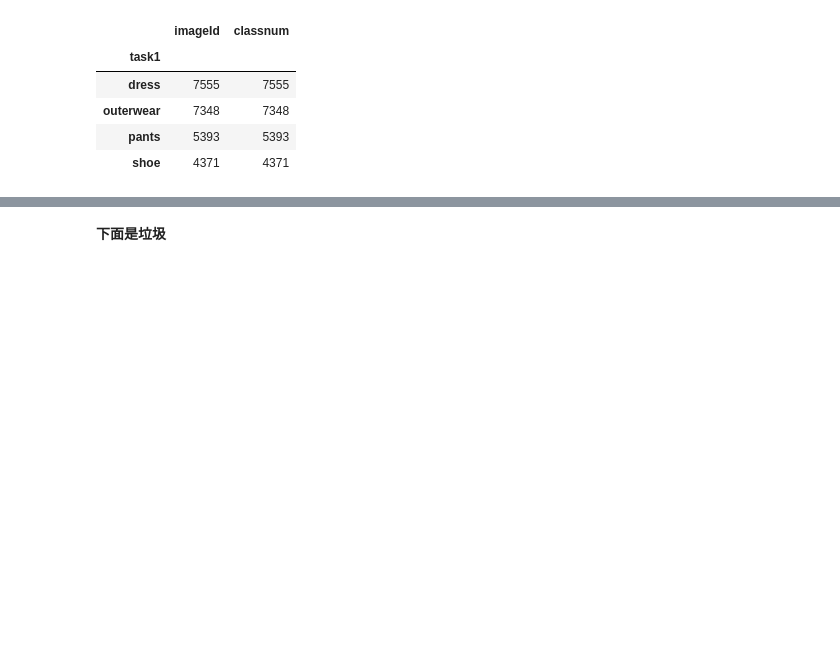
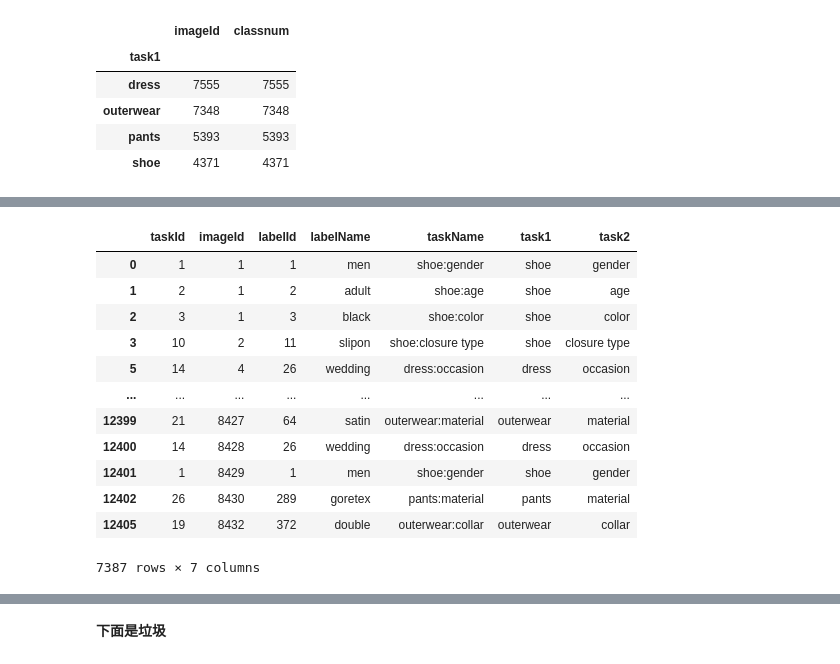
Before and after one commit to danielxiaobai/CV_final, a Jupyter notebook: cv_final.ipynb, the cells around one changed output, grey strips where cells are left out. Cells and saved outputs as stored; diff of their text form; code cells hidden in the pictures; blank space fills up the shorter version.

```diff
--- a/cv_final.ipynb
+++ b/cv_final.ipynb
@@ -214,0 +280,17 @@ train.to_csv('train.csv')
+# %%
+validation = validation[validation['imageId'].isin(set(valid_imageid))]
+validation
+# %% [output]
+|  | taskId | imageId | labelId | labelName | taskName | task1 | task2 |
+| 0 | 1 | 1 | 1 | men | shoe:gender | shoe | gender |
+| 1 | 2 | 1 | 2 | adult | shoe:age | shoe | age |
+| 2 | 3 | 1 | 3 | black | shoe:color | shoe | color |
+| 3 | 10 | 2 | 11 | slipon | shoe:closure type | shoe | closure type |
+| 5 | 14 | 4 | 26 | wedding | dress:occasion | dress | occasion |
+| ... | ... | ... | ... | ... | ... | ... | ... |
+| 12399 | 21 | 8427 | 64 | satin | outerwear:material | outerwear | material |
+| 12400 | 14 | 8428 | 26 | wedding | dress:occasion | dress | occasion |
+| 12401 | 1 | 8429 | 1 | men | shoe:gender | shoe | gender |
+| 12402 | 26 | 8430 | 289 | goretex | pants:material | pants | material |
+| 12405 | 19 | 8432 | 372 | double | outerwear:collar | outerwear | collar |
+7387 rows × 7 columns
```
Also changed, not shown: parts of 9 cells of this notebook, 10 other files.
